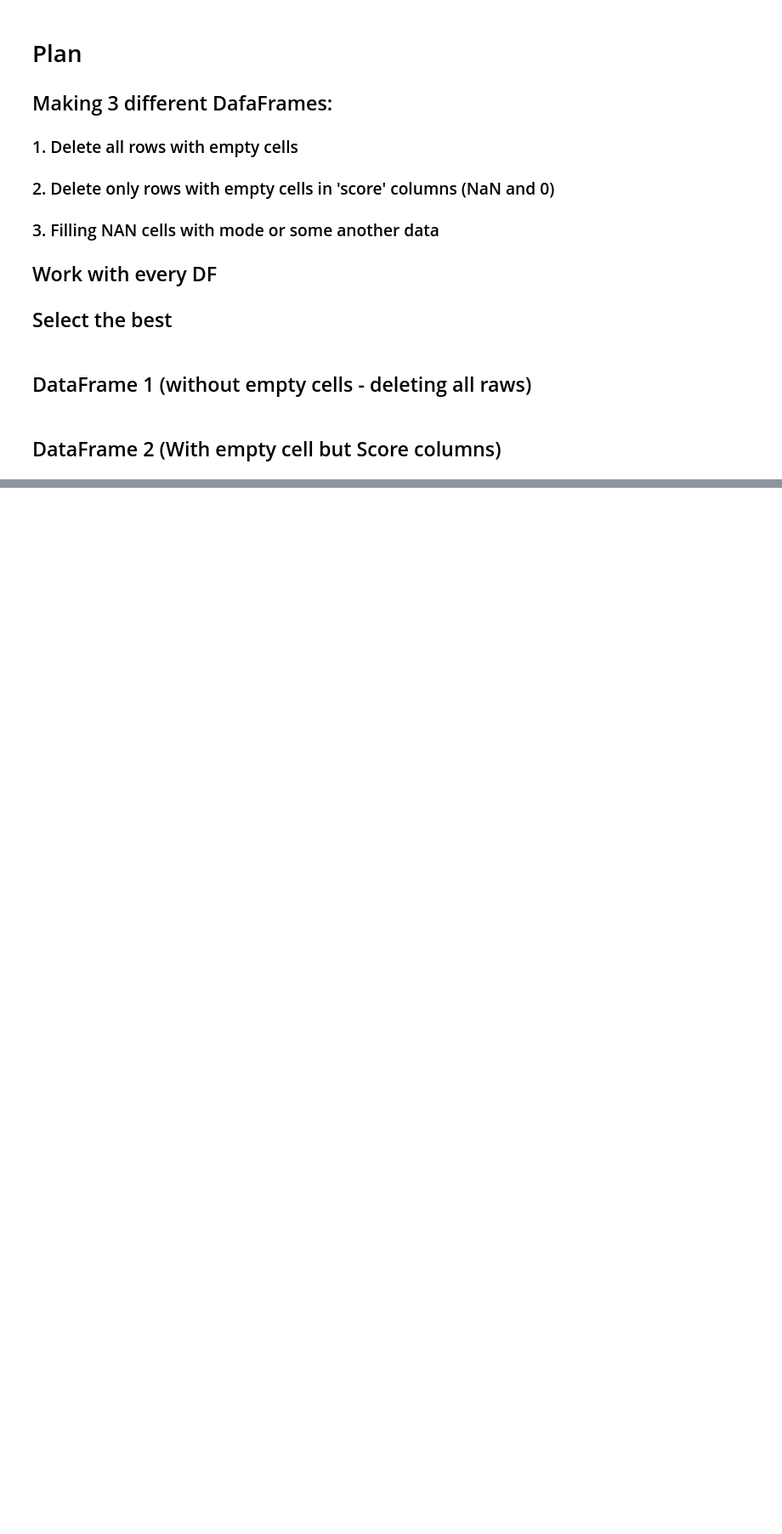
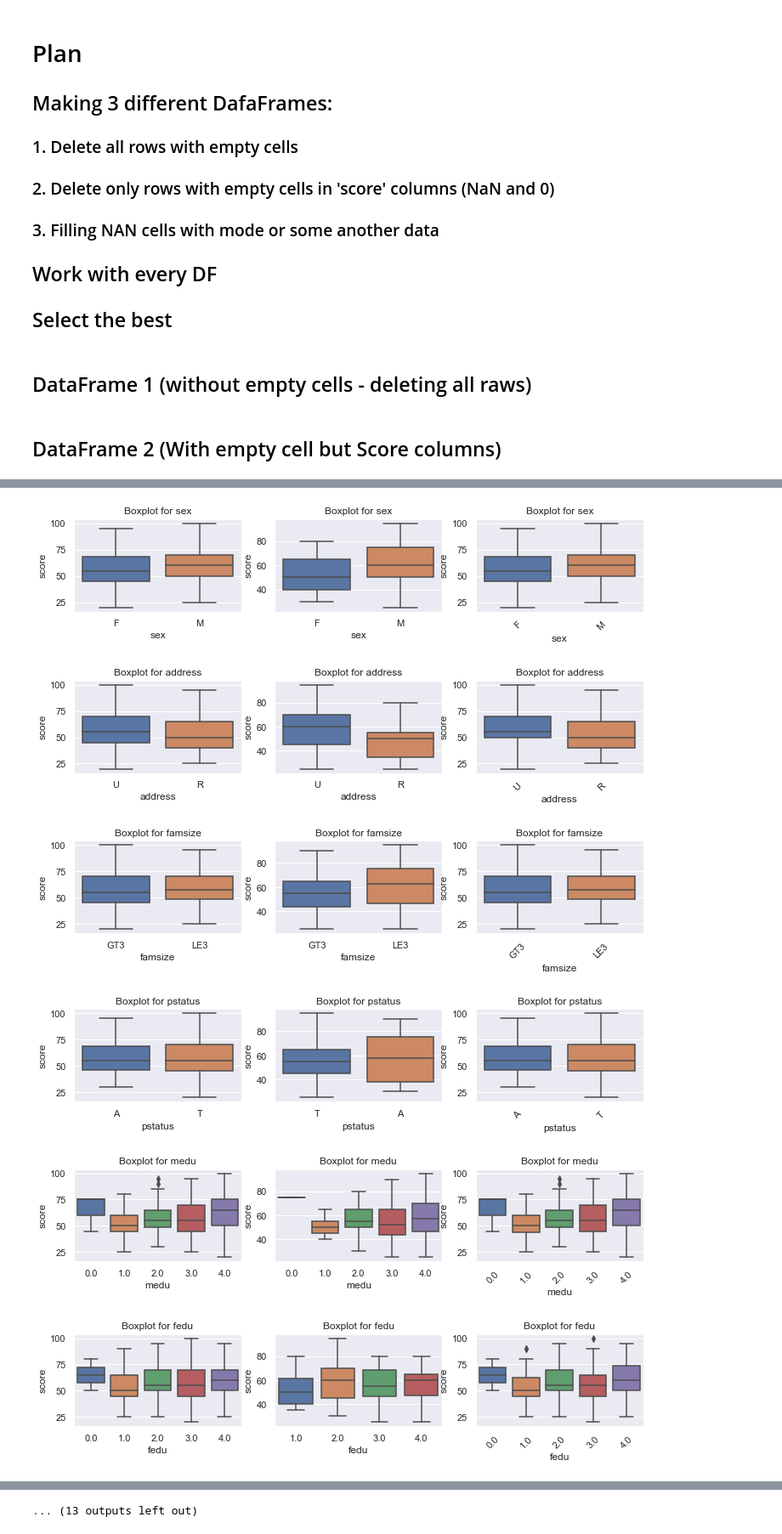
Before and after one commit to MichaelDockers/skillfactory_rds, a Jupyter notebook: module_2/module_2_stud_score.ipynb, the cells around one changed output, grey strips where cells are left out. Shown: that part at 85% size. Saved outputs shown, nothing was run; the diff lists cells and outputs as text; code cells hidden in the pictures; blank space fills up the shorter version.

```diff
--- a/module_2/module_2_stud_score.ipynb
+++ b/module_2/module_2_stud_score.ipynb
@@ -344,3 +282,0 @@ df2
-# %%
-for item in cot_list:
-    get_boxplot(item, df2, df1)
@@ -423,0 +285,9 @@ get_stat_anova(['mjob'], df2)
+# %%
+df3 = data.copy()
+df3['medu'] = df3[['medu', 'fedu']].apply(lambda x: x[1] if pd.isna(x[0]) else x[0], axis=1)
+df3['fedu'] = df3[['medu', 'fedu']].apply(lambda x: x[0] if pd.isna(x[1]) else x[1], axis=1)
+for col in df3.drop(['age', 'absences', 'score'], axis=1):
+    if df3[col].dtype == 'object':
+        df3[col] = df3[col].apply(lambda x: df3[col].mode()[0] if pd.isna(x) else x)
+    else:
+        df3[col] = df3[col].apply(lambda x: int(df3[col].mean()) if pd.isna(x) else x)
@@ -423,0 +466,10 @@ get_stat_anova(['mjob'], df2)
+# %%
+for item in cot_list:
+    get_boxplot(item, df2, df1, df3)
+# %% [output]
+[figure, added]
+[figure, added]
+[figure, added]
+[figure, added]
+[figure, added]
+[figure, added]
@@ -423,0 +482 @@ get_stat_anova(['mjob'], df2)
+... (13 outputs left out)
```
Also changed, not shown: parts of 38 cells of this notebook.
